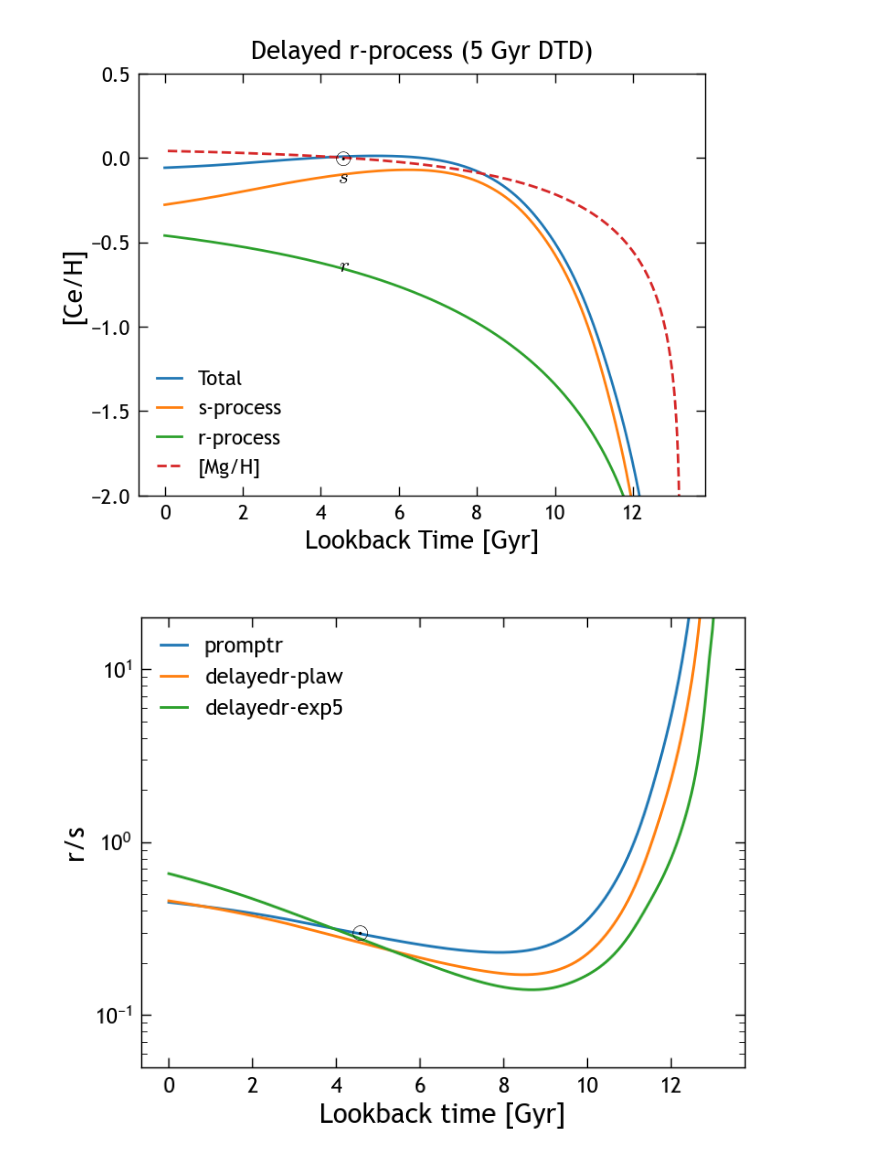
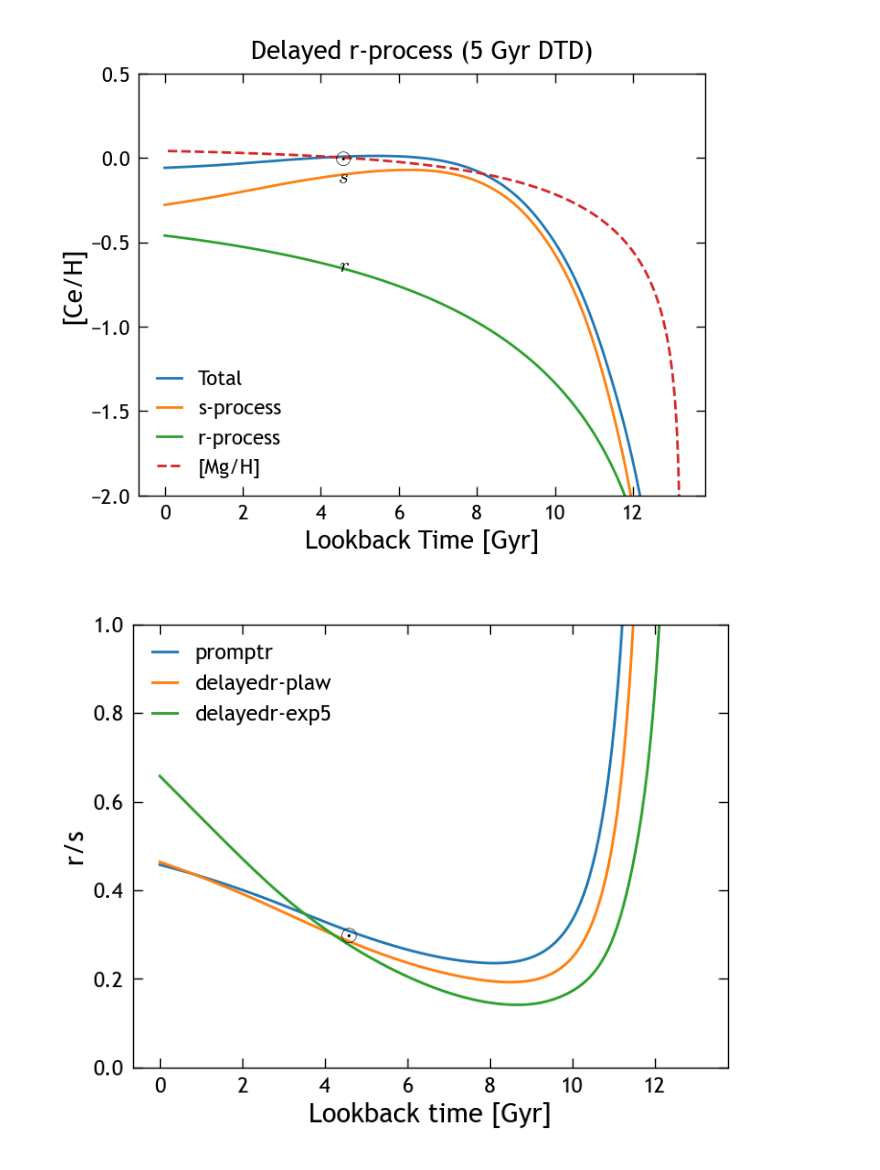
Before and after one commit to lodubay/chemical-clocks, a Jupyter notebook: src/scripts/r-s_ratios.ipynb, the cells around one changed output. Drawn from its saved outputs; the diff is of its cells as text; code cells hidden in the pictures.

```diff
--- a/src/scripts/r-s_ratios.ipynb
+++ b/src/scripts/r-s_ratios.ipynb
@@ -229,30 +233,30 @@ abundance ratios involving these elements should be interpreted as having an arb
 # %%
 fig, ax = plt.subplots(figsize=(4, 3))
 
 # ax.plot([-1, 14], [1, 1], 'k:')
 for name in ['promptr', 'delayedr-plaw', 'delayedr-exp5']:
     hist = vice.history(str(OUTPUT_DIR / name))
     rproc = 10**np.array(hist['[cr/h]'])
     sproc = 10**np.array(hist['[cs/h]'])
     # print(name)
     # print(rproc[:20])
     # print(sproc[:20])
     rs_ratio = rproc / sproc
     ax.plot(hist['lookback'], rs_ratio, label=name)
 
 # indicate Solar ratio
 sr_sun = (1 - SOLAR_CE_S_FRAC) / SOLAR_CE_S_FRAC
 ax.text(
     SOLAR_AGE, sr_sun, r'$\odot$',
     va='center', ha='center', zorder=10, usetex=True
 )
 
 ax.set_xlabel('Lookback time [Gyr]')
 ax.set_ylabel('r/s')
-# ax.set_ylim((0, 2))
-ax.set_ylim((5e-2, 2e1))
-ax.set_yscale('log')
+ax.set_ylim((0, 1))
+# ax.set_ylim((5e-2, 2e1))
+# ax.set_yscale('log')
 ax.legend()
 plt.show()
 # %% [output]
-[figure, old version]
+[figure, new version]
```
Also changed, not shown: parts of 4 cells of this notebook.
